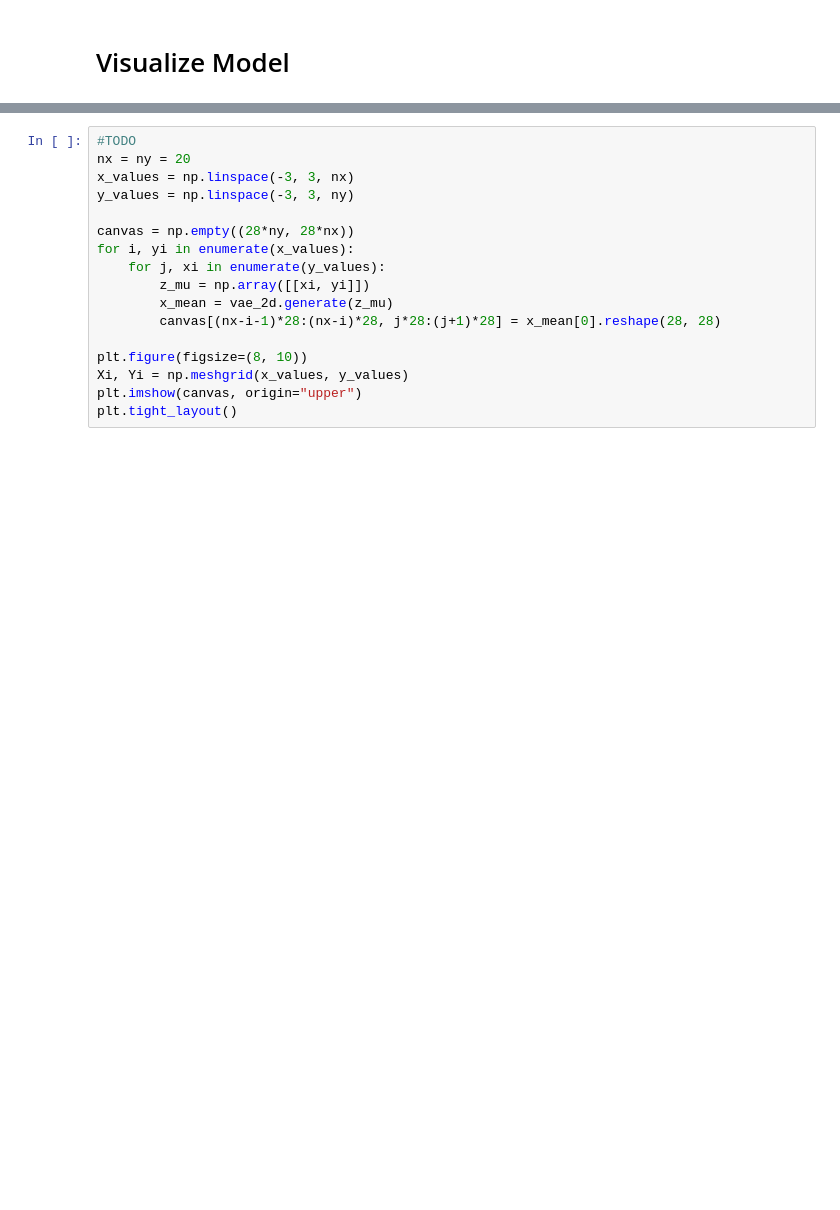
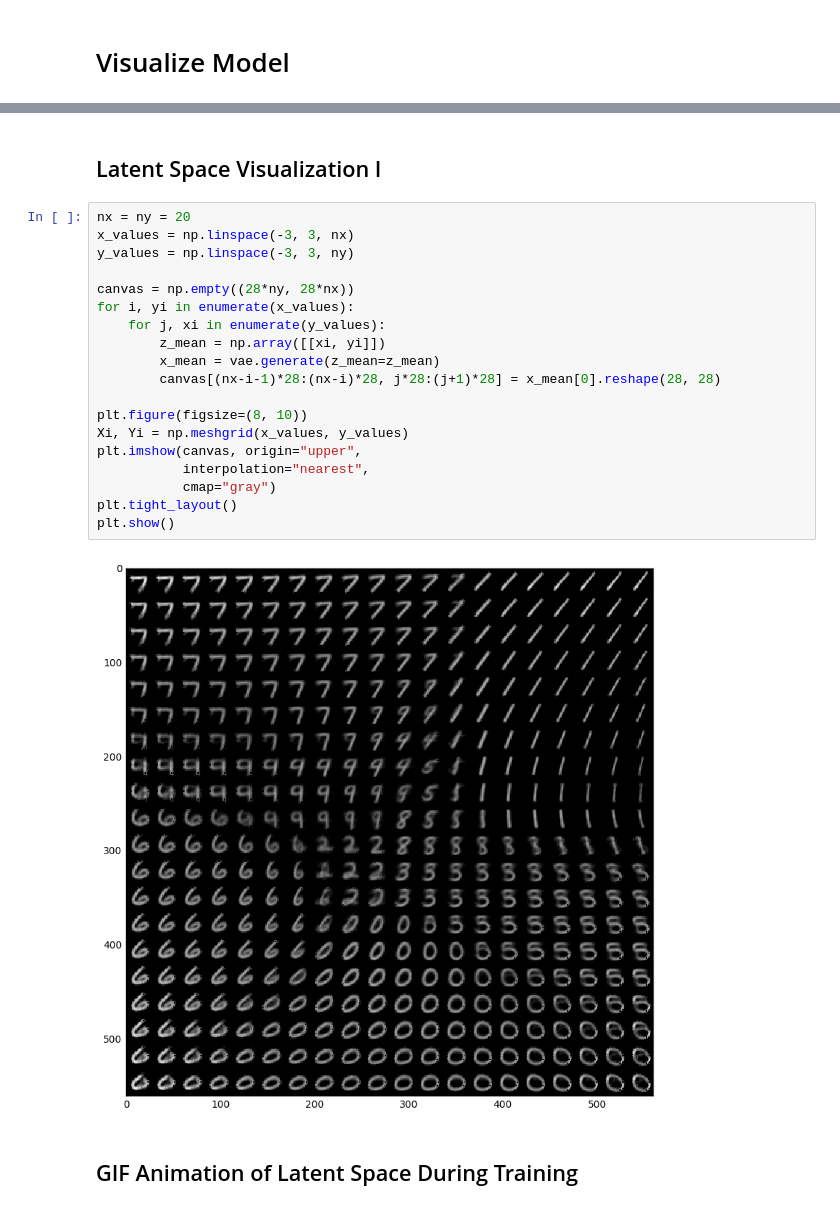
Before and after one commit to themattinthehatt/dreamscape, a Jupyter notebook: vae-mnist.ipynb, the cells around one changed output, grey strips where cells are left out. Cells and saved outputs as stored; diff of their text form; blank space fills up the shorter version.

```diff
--- a/vae-mnist.ipynb
+++ b/vae-mnist.ipynb
@@ -197,17 +319,25 @@ plt.show()
+# %% [markdown]
+## Latent Space Visualization I
 # %%
-#TODO
 nx = ny = 20
 x_values = np.linspace(-3, 3, nx)
 y_values = np.linspace(-3, 3, ny)
 
 canvas = np.empty((28*ny, 28*nx))
 for i, yi in enumerate(x_values):
     for j, xi in enumerate(y_values):
-        z_mu = np.array([[xi, yi]])
-        x_mean = vae_2d.generate(z_mu)
+        z_mean = np.array([[xi, yi]])
+        x_mean = vae.generate(z_mean=z_mean)
         canvas[(nx-i-1)*28:(nx-i)*28, j*28:(j+1)*28] = x_mean[0].reshape(28, 28)
 
 plt.figure(figsize=(8, 10))
 Xi, Yi = np.meshgrid(x_values, y_values)
-plt.imshow(canvas, origin="upper")
+plt.imshow(canvas, origin="upper",
+           interpolation="nearest",
+           cmap="gray")
 plt.tight_layout()
+plt.show()
+# %% [output]
+[figure, added]
+# %% [markdown]
+## GIF Animation of Latent Space During Training
```
Also changed, not shown: parts of 21 cells of this notebook.
